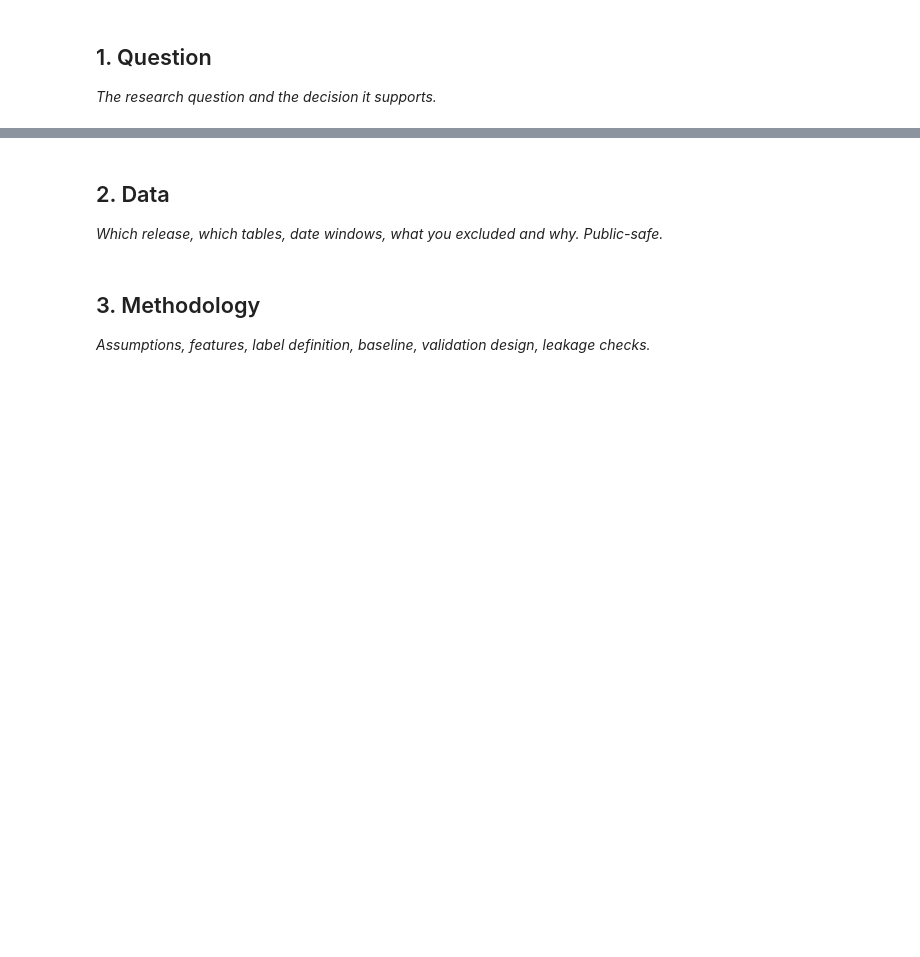
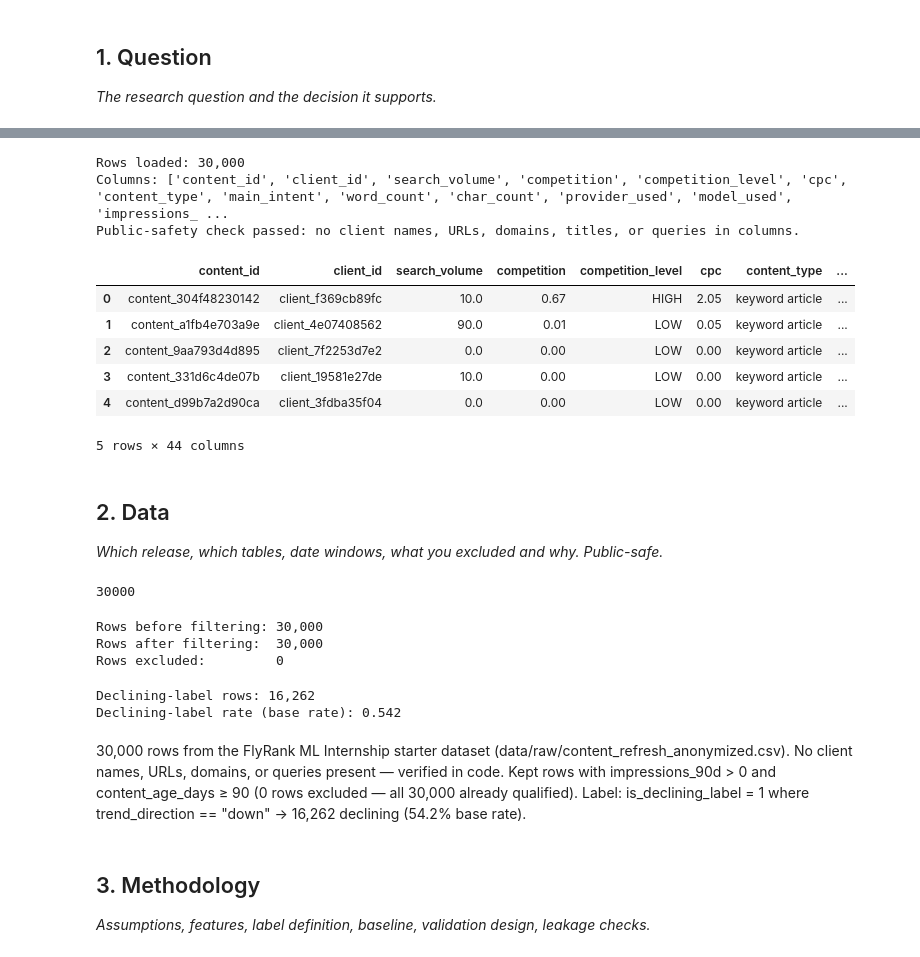
Before and after one commit to sadineniManushree/flyrank--internship__ml, a Jupyter notebook: work/notebooks/capstone.ipynb, the cells around one changed output, grey strips where cells are left out. Saved outputs shown, nothing was run; the diff lists cells and outputs as text; code cells hidden in the pictures; blank space fills up the shorter version.

```diff
--- a/work/notebooks/capstone.ipynb
+++ b/work/notebooks/capstone.ipynb
@@ -13,7 +51,60 @@ This skeleton is yours to fill. Work the sections **in order** — each one has
+# %%
+import pandas as pd
+
+RANDOM_STATE = 42
+DATA_PATH = "data/raw/content_refresh_anonymized.csv"
+
+df = pd.read_csv(DATA_PATH)
+print(f"Rows loaded: {len(df):,}")
+print(f"Columns: {list(df.columns)}")
+
+forbidden = {"client_name", "url", "domain", "title", "keyword", "query"}
+present = forbidden.intersection(set(df.columns))
+assert not present, f"Found identifying columns that should not be here: {present}"
+print("Public-safety check passed: no client names, URLs, domains, titles, or queries in columns.")
+
+df.head()
+# %% [output]
+Rows loaded: 30,000
+Columns: ['content_id', 'client_id', 'search_volume', 'competition', 'competition_level', 'cpc', 'content_type', 'main_intent', 'word_count', 'char_count', 'provider_used', 'model_used', 'impressions_ ...
+Public-safety check passed: no client names, URLs, domains, titles, or queries in columns.
+|  | content_id | client_id | search_volume | competition | competition_level | cpc | content_type | ... |
+| 0 | content_304f48230142 | client_f369cb89fc | 10.0 | 0.67 | HIGH | 2.05 | keyword article | ... |
+| 1 | content_a1fb4e703a9e | client_4e07408562 | 90.0 | 0.01 | LOW | 0.05 | keyword article | ... |
+| 2 | content_9aa793d4d895 | client_7f2253d7e2 | 0.0 | 0.00 | LOW | 0.00 | keyword article | ... |
+| 3 | content_331d6c4de07b | client_19581e27de | 10.0 | 0.00 | LOW | 0.00 | keyword article | ... |
+| 4 | content_d99b7a2d90ca | client_3fdba35f04 | 0.0 | 0.00 | LOW | 0.00 | keyword article | ... |
+5 rows × 44 columns
 # %% [markdown]
 ## 2. Data
 
 *Which release, which tables, date windows, what you excluded and why. Public-safe.*
+# %%
+print(len(df))
+# %% [output]
+30000
+# %%
+before = len(df)
+df_filtered = df[(df["impressions_90d"] > 0) & (df["content_age_days"] >= 90)].copy()
+df_filtered = df_filtered.drop_duplicates(subset="content_id")
+after = len(df_filtered)
+print(f"Rows before filtering: {before:,}")
+print(f"Rows after filtering:  {after:,}")
+print(f"Rows excluded:         {before - after:,}")
+# %% [output]
+Rows before filtering: 30,000
+Rows after filtering:  30,000
+Rows excluded:         0
+# %%
+df_filtered["is_declining_label"] = (df_filtered["trend_direction"] == "down").astype(int)
+base_rate = df_filtered["is_declining_label"].mean()
+print(f"Declining-label rows: {df_filtered['is_declining_label'].sum():,}")
+print(f"Declining-label rate (base rate): {base_rate:.3f}")
+# %% [output]
+Declining-label rows: 16,262
+Declining-label rate (base rate): 0.542
+# %% [markdown]
+30,000 rows from the FlyRank ML Internship starter dataset (data/raw/content_refresh_anonymized.csv). No client names, URLs, domains, or queries present — verified in code. Kept rows with impressions_90d > 0 and content_age_days ≥ 90 (0 rows excluded — all 30,000 already qualified). Label: is_declining_label = 1 where trend_direction == "down" → 16,262 declining (54.2% base rate).
 # %% [markdown]
 ## 3. Methodology
 
```
Also changed, not shown: parts of 17 cells of this notebook.
